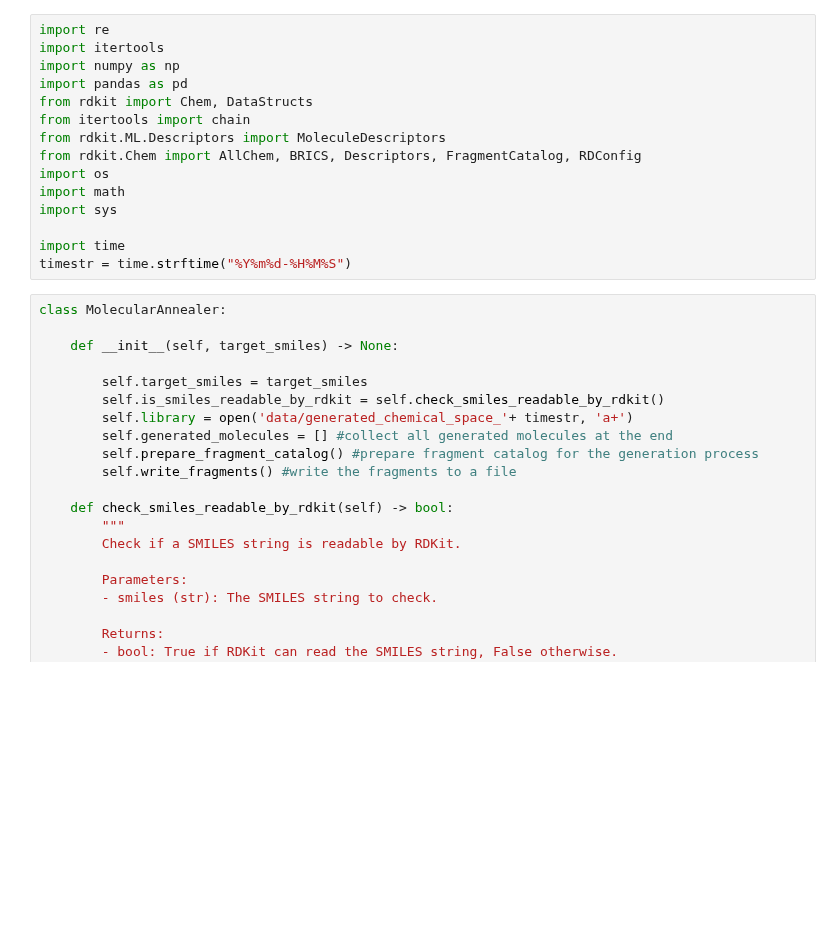
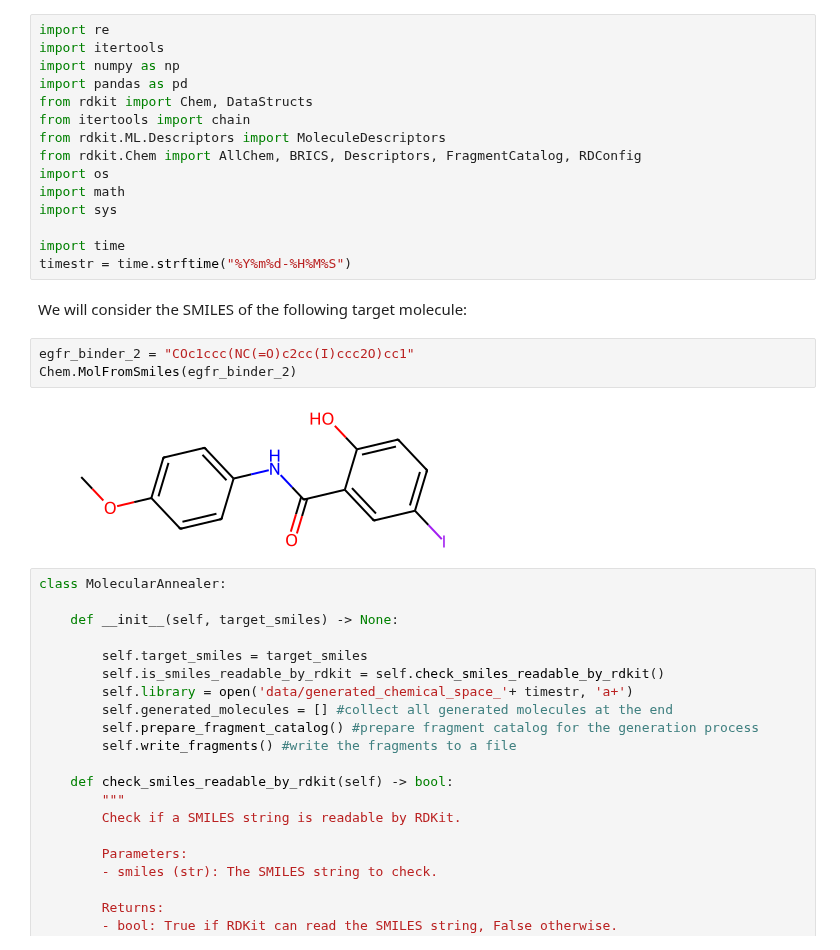
Before and after one commit to ganesh7shahane/useful_cheminformatics, a Jupyter notebook: 13_Analogue_generation.ipynb, the cells around one changed output. Saved outputs shown, nothing was run; the diff lists cells and outputs as text; blank space fills up the shorter version.

```diff
--- a/13_Analogue_generation.ipynb
+++ b/13_Analogue_generation.ipynb
@@ -20,6 +20,13 @@ import sys
 
 import time
 timestr = time.strftime("%Y%m%d-%H%M%S")
+# %% [markdown]
+We will consider the SMILES of the following target molecule:
+# %%
+egfr_binder_2 = "COc1ccc(NC(=O)c2cc(I)ccc2O)cc1"
+Chem.MolFromSmiles(egfr_binder_2)
+# %% [output]
+[figure, added]
 # %%
 class MolecularAnnealer:
 
```
